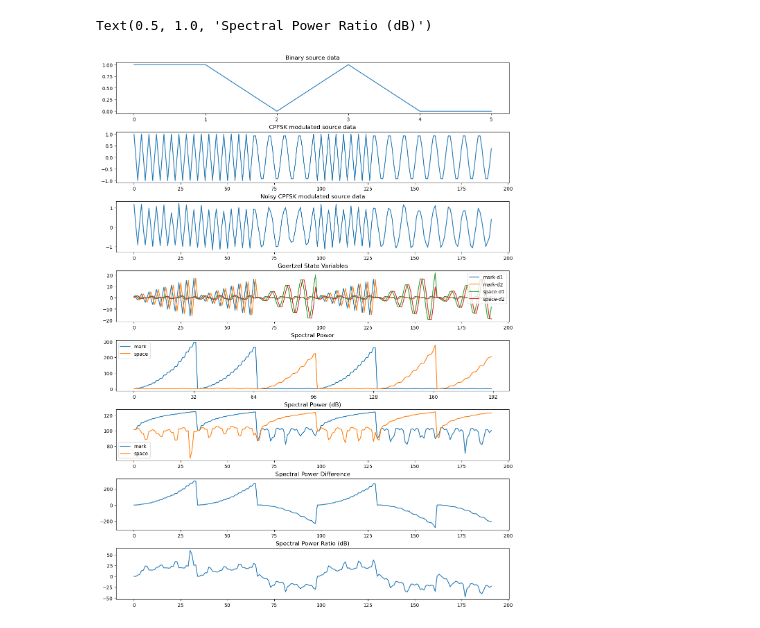
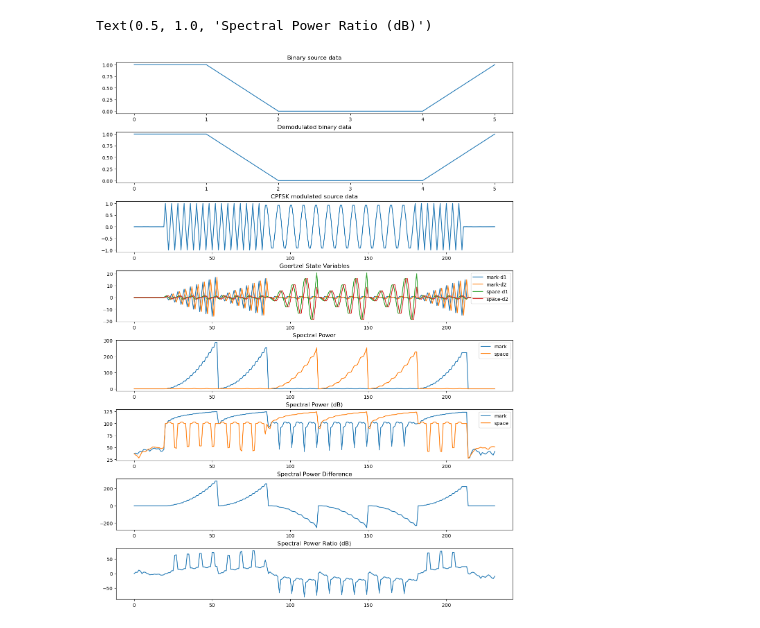
Before and after one commit to nausicaea/rootspace, a Jupyter notebook: contrib/goertzel/goertzel-streaming-nausicaea-2026.ipynb, the cells around one changed output. Saved outputs shown, nothing was run; the diff lists cells and outputs as text; code cells hidden in the pictures.

```diff
--- a/contrib/goertzel/goertzel-streaming-nausicaea-2026.ipynb
+++ b/contrib/goertzel/goertzel-streaming-nausicaea-2026.ipynb
@@ -164,7 +208,7 @@ class TwoToneGoertzel:
 # %%
-with open('modulated-normalized-six-bits.npz', mode='rb') as f:
+with open('modulated-6bits-20padding-0.1noise.npz', mode='rb') as f:
     digest = hashlib.file_digest(f, "sha256")
-    assert digest.hexdigest() == "6e26e3d25dcfd5b5856dbd33ca745258842eaca7ee6bb578d52c60f18802cec1"
+    assert digest.hexdigest() == "30269c40b9be88d9d6ca012c99d873bea3f6da476bb3d9747cf92ef6fe2fb3f8"
     f.seek(0)
     with np.load(f, allow_pickle=False) as data:
         source = data['source']
@@ -188,3 +222,4 @@ noisy = apply_noise(modulated, padding)
 # %%
-states = np.array([[mark.d1, mark.d2, mark.power(), space.d1, space.d2, space.power()] for mark, space in TwoToneGoertzel(noisy, 9600, 2400, 1200, 32)])
+states = np.array([[mark.d1, mark.d2, mark.power(), space.d1, space.d2, space.power(), np.float64(bit) if bit is not None else np.nan] for mark, space, bit in TwoToneGoertzel(modulated, 9600, 2400, 1200, 32)])
+states.dtype
 # %% [output]
@@ -193,39 +235,38 @@ states = np.array([[mark.d1, mark.d2, mark.power(), space.d1, space.d2, space.po
 fig = plt.figure(figsize=(12, 16), dpi=100, layout='constrained')
 axs = fig.subplot_mosaic([
     ['source'],
+    ['output'],
     ['modulated'],
-    ['noisy'],
     ['state'],
     ['power'],
     ['power_db'],
     ['power_diff'],
     ['power_ratio'],
 ])
 axs['source'].plot(source)
 axs['source'].set_title('Binary source data')
+axs['output'].plot(states[np.logical_not(np.isnan(states[:, 6])), 6])
+axs['output'].set_title('Demodulated binary data')
 axs['modulated'].plot(modulated)
 axs['modulated'].set_title('CPFSK modulated source data')
-axs['noisy'].plot(noisy)
-axs['noisy'].set_title('Noisy CPFSK modulated source data')
 axs['state'].plot(states[:, 0], label='mark-d1')
 axs['state'].plot(states[:, 1], label='mark-d2')
 axs['state'].plot(states[:, 3], label='space-d1')
 axs['state'].plot(states[:, 4], label='space-d2')
 axs['state'].legend()
 axs['state'].set_title('Goertzel State Variables')
 axs['power'].plot(states[:, 2], label='mark')
 axs['power'].plot(states[:, 5], label='space')
-axs['power'].xaxis.set_major_locator(MultipleLocator(32, offset=padding))
 axs['power'].legend()
 axs['power'].set_title('Spectral Power')
 axs['power_db'].plot(to_decibel(states[:, 2], 0), label='mark')
 axs['power_db'].plot(to_decibel(states[:, 5], 0), label='space')
 axs['power_db'].legend()
 axs['power_db'].set_title('Spectral Power (dB)')
 axs['power_diff'].plot(states[:, 2] - states[:, 5])
 axs['power_diff'].set_title('Spectral Power Difference')
 axs['power_ratio'].plot(to_decibel(states[:, 2], states[:, 5]))
 axs['power_ratio'].set_title('Spectral Power Ratio (dB)')
 # %% [output]
 Text(0.5, 1.0, 'Spectral Power Ratio (dB)')
-[figure, old version]
+[figure, new version]
```
Also changed, not shown: parts of 4 cells of this notebook, 6 other files.
